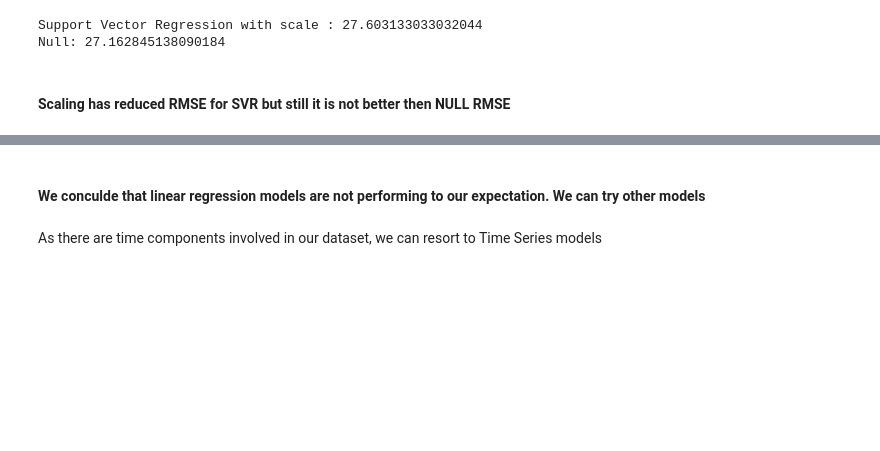
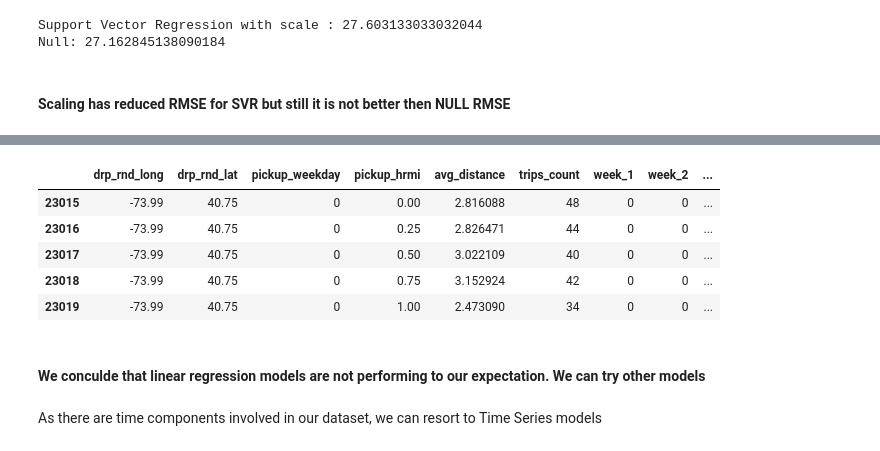
Before and after one commit to aanels/ga_homeworks, a Jupyter notebook: unit-4_project/linear_regression_model.ipynb, the cells around one changed output, grey strips where cells are left out. Drawn from its saved outputs; the diff is of its cells as text; code cells hidden in the pictures; blank space fills up the shorter version.

```diff
--- a/unit-4_project/linear_regression_model.ipynb
+++ b/unit-4_project/linear_regression_model.ipynb
@@ -168,3 +188,12 @@ Null: 27.162845138090184
+# %%
+dfp[(dfp['drp_rnd_long'] == -73.99) & (dfp['drp_rnd_lat'] == 40.75)].head()
+# %% [output]
+|  | drp_rnd_long | drp_rnd_lat | pickup_weekday | pickup_hrmi | avg_distance | trips_count | week_1 | week_2 | ... |
+| 23015 | -73.99 | 40.75 | 0 | 0.00 | 2.816088 | 48 | 0 | 0 | ... |
+| 23016 | -73.99 | 40.75 | 0 | 0.25 | 2.826471 | 44 | 0 | 0 | ... |
+| 23017 | -73.99 | 40.75 | 0 | 0.50 | 3.022109 | 40 | 0 | 0 | ... |
+| 23018 | -73.99 | 40.75 | 0 | 0.75 | 3.152924 | 42 | 0 | 0 | ... |
+| 23019 | -73.99 | 40.75 | 0 | 1.00 | 2.473090 | 34 | 0 | 0 | ... |
 # %% [markdown]
 #### We conculde that linear regression models are not performing to our expectation. We can try other models
 # %% [markdown]
```
Also changed, not shown: parts of 2 cells of this notebook, 2 other files.
